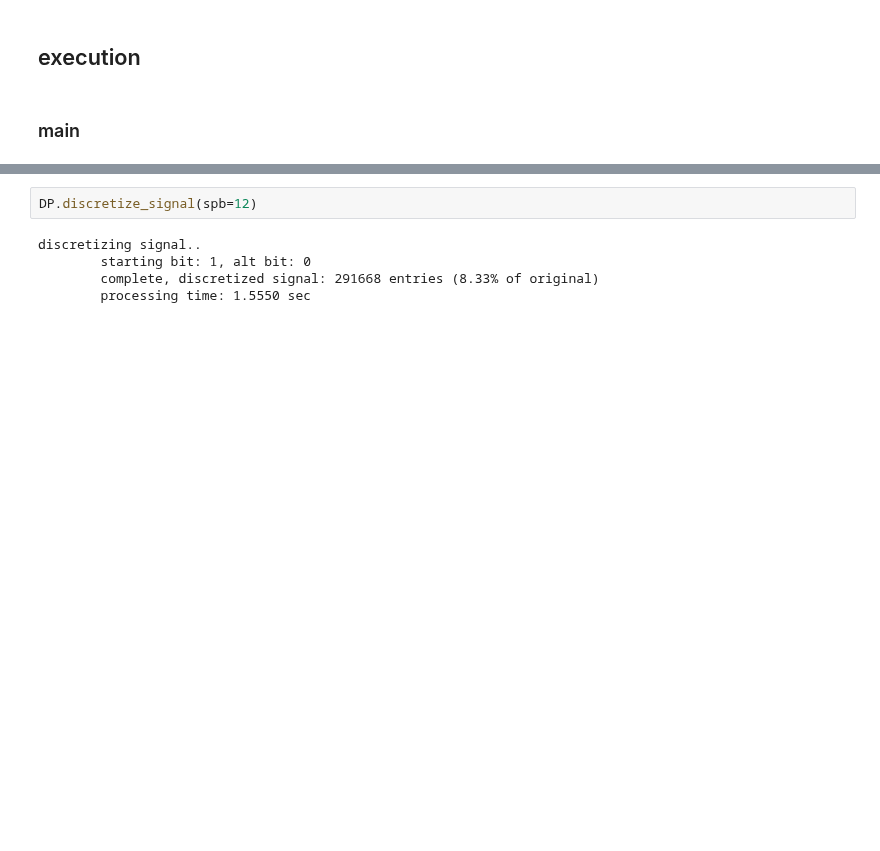
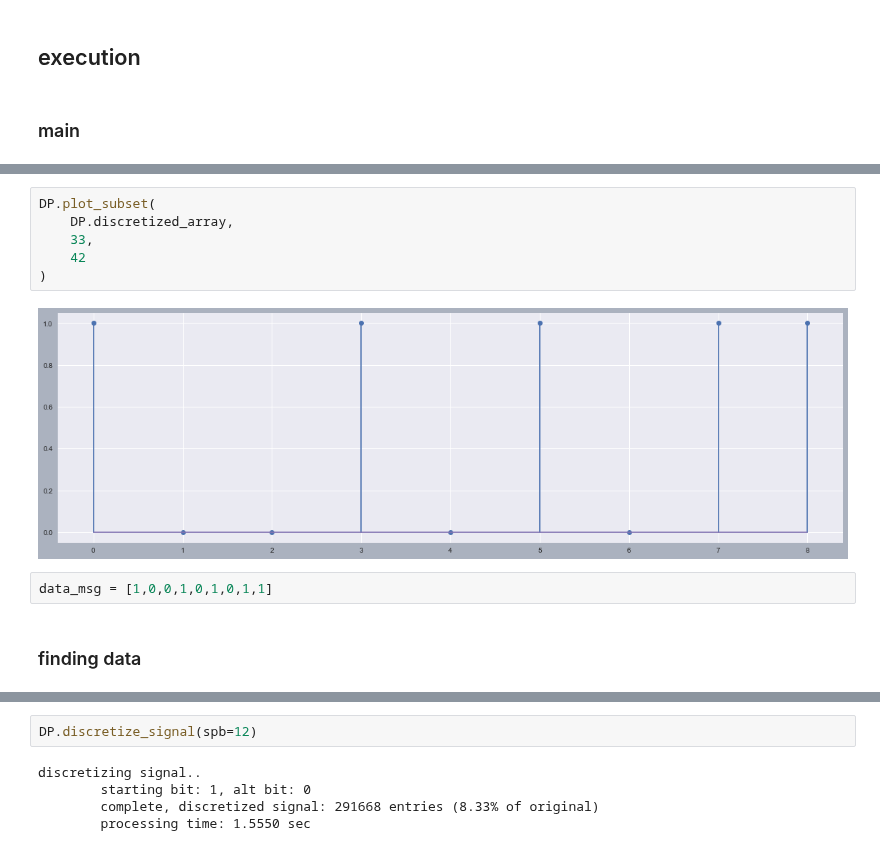
Before and after one commit to tjbergst/data-parsing, a Jupyter notebook: code-parser-translation.ipynb, the cells around one changed output, grey strips where cells are left out. Saved outputs shown, nothing was run; the diff lists cells and outputs as text; blank space fills up the shorter version.

```diff
--- a/code-parser-translation.ipynb
+++ b/code-parser-translation.ipynb
@@ -469,0 +620,12 @@ created data message, 160 bits
+# %%
+DP.plot_subset(
+    DP.discretized_array,
+    33,
+    42
+)
+# %% [output]
+[figure, added]
+# %%
+data_msg = [1,0,0,1,0,1,0,1,1]
+# %% [markdown]
+### finding data
```
Also changed, not shown: parts of 29 cells of this notebook.
